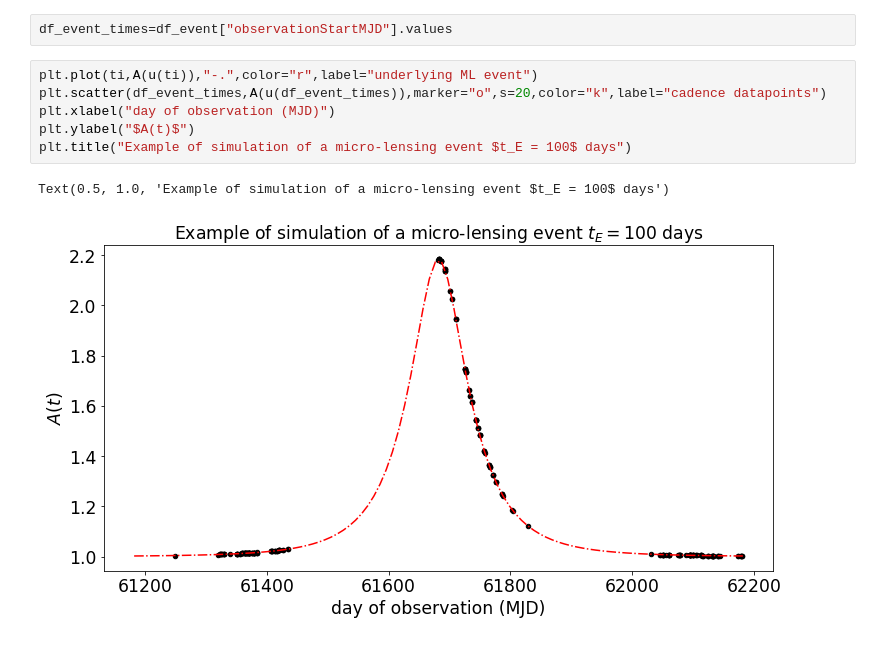
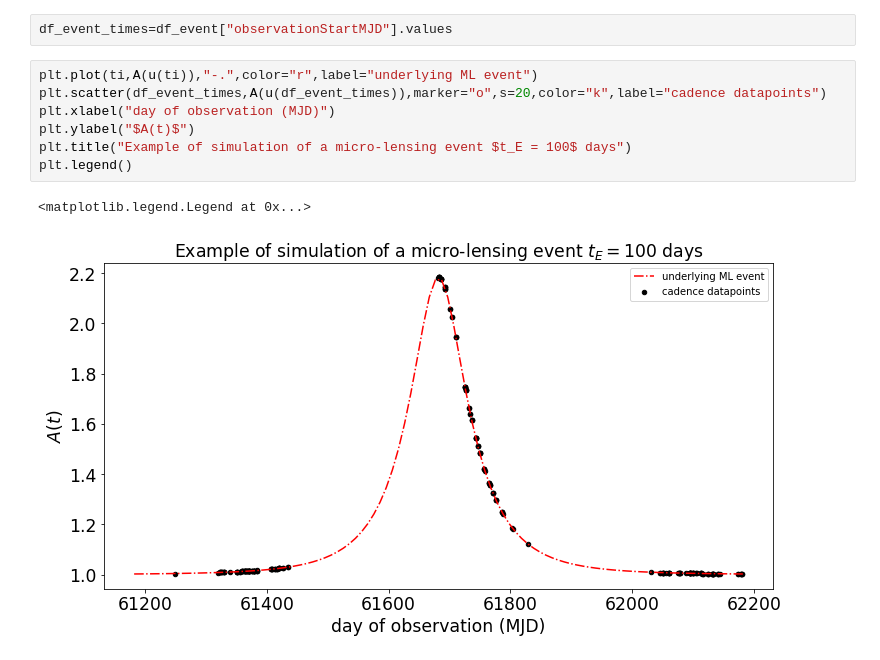
Before and after one commit to sylvielsstfr/StageM12021, a Jupyter notebook: notebooks/Cadence/samplingMLeventCadence.ipynb, the cells around one changed output. Cells and saved outputs as stored; diff of their text form.

Commit message:
add legend

```diff
--- a/notebooks/Cadence/samplingMLeventCadence.ipynb
+++ b/notebooks/Cadence/samplingMLeventCadence.ipynb
@@ -69,9 +69,10 @@ df_event_times=df_event["observationStartMJD"].values
 # %%
 plt.plot(ti,A(u(ti)),"-.",color="r",label="underlying ML event")
 plt.scatter(df_event_times,A(u(df_event_times)),marker="o",s=20,color="k",label="cadence datapoints")
 plt.xlabel("day of observation (MJD)")
 plt.ylabel("$A(t)$")
 plt.title("Example of simulation of a micro-lensing event $t_E = 100$ days")
+plt.legend()
 # %% [output]
-Text(0.5, 1.0, 'Example of simulation of a micro-lensing event $t_E = 100$ days')
+<matplotlib.legend.Legend at 0x...>
-[figure, old version]
+[figure, new version]
```
